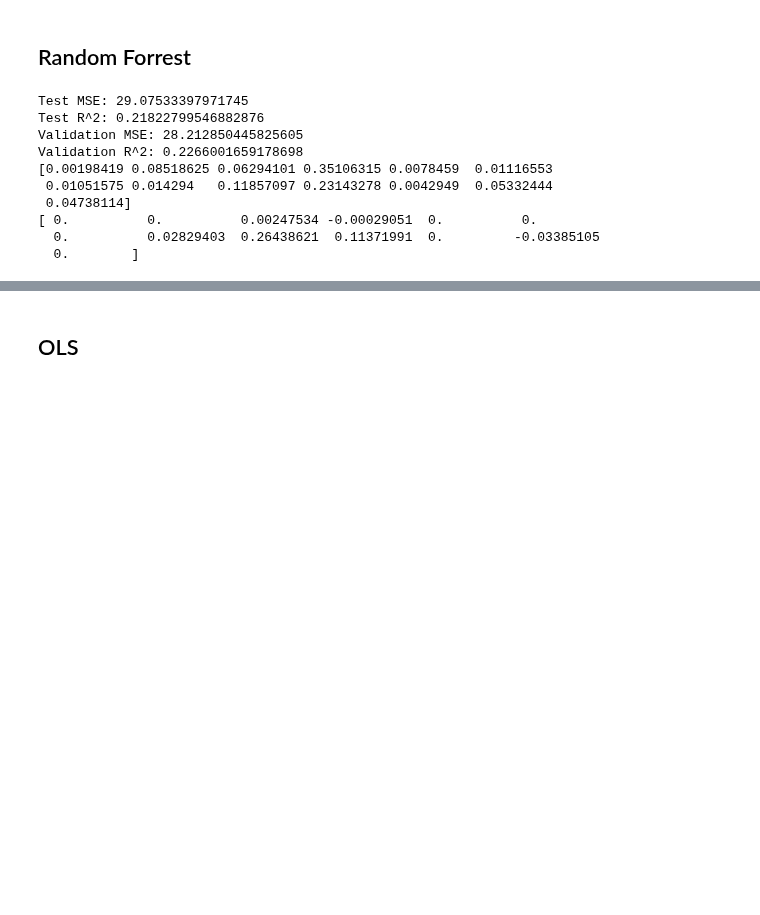
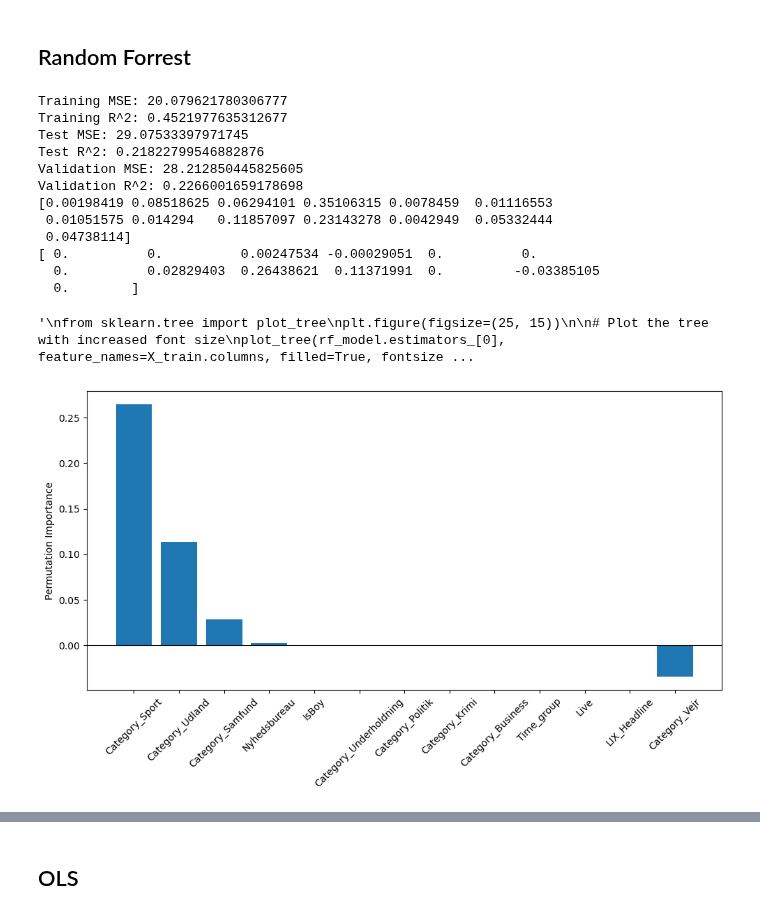
Before and after one commit to Gr-Elena/isds2023_group31, a Jupyter notebook: codes/modeling/Model_Ny_Ny_Ny_Ny.ipynb, the cells around one changed output, grey strips where cells are left out. Cells and saved outputs as stored; diff of their text form; code cells hidden in the pictures; blank space fills up the shorter version.

```diff
--- a/codes/modeling/Model_Ny_Ny_Ny_Ny.ipynb
+++ b/codes/modeling/Model_Ny_Ny_Ny_Ny.ipynb
@@ -526,7 +421,15 @@ pipeline = Pipeline([
 pipeline.fit(X_train, y_train)
 
 # Predictions on the test set
+y_pred_RF_train = pipeline.predict(X_train)
 y_pred_RF_test = pipeline.predict(X_test)
+
+# Evaluation on the training set
+mse_RF_train = mean_squared_error(y_train, y_pred_RF_train)
+r2_RF_train = r2_score(y_train, y_pred_RF_train)
+
+print(f"Training MSE: {mse_RF_train}")
+print(f"Training R^2: {r2_RF_train}")
 
 # Evaluation on the test set
 mse_RF_test = mean_squared_error(y_test, y_pred_RF_test)
@@ -545,9 +448,28 @@ r2_RF_val = r2_score(y_val, y_pred_RF_val)
 print(f"Validation MSE: {mse_RF_val}")
 print(f"Validation R^2: {r2_RF_val}")
 
+rf_model = pipeline.named_steps['random_forest']  # Extract the trained random forest model from the pipeline
+perm_importance = permutation_importance(rf_model, X_test, y_test, n_repeats=30, random_state=123)
+sorted_idx = perm_importance.importances_mean.argsort()[::-1]
+
 print(rf_model.feature_importances_)
 print(perm_importance.importances_mean)
+
+"""
+from sklearn.tree import plot_tree
+plt.figure(figsize=(25, 15))
+
+# Plot the tree with increased font size
+plot_tree(rf_model.estimators_[0], feature_names=X_train.columns, filled=True, fontsize=10)
+
+plt.savefig("tree_plot.png", dpi=600, bbox_inches='tight')
+
+# Show the plot
+plt.show()
+"""
 # %% [output]
+Training MSE: 20.079621780306777
+Training R^2: 0.4521977635312677
 Test MSE: 29.07533397971745
 Test R^2: 0.21822799546882876
 Validation MSE: 28.212850445825605
@@ -558,22 +480,20 @@ Validation R^2: 0.2266001659178698
 [ 0.          0.          0.00247534 -0.00029051  0.          0.
   0.          0.02829403  0.26438621  0.11371991  0.         -0.03385105
   0.        ]
+'\nfrom sklearn.tree import plot_tree\nplt.figure(figsize=(25, 15))\n\n# Plot the tree with increased font size\nplot_tree(rf_model.estimators_[0], feature_names=X_train.columns, filled=True, fontsize ...
 # %%
-# Calculate Permutation Importance
-rf_model = pipeline.named_steps['random_forest']  # Extract the trained random forest model from the pipeline
-perm_importance = permutation_importance(rf_model, X_test, y_test, n_repeats=30, random_state=123)
-sorted_idx = perm_importance.importances_mean.argsort()[::-1]
-
-# Plot Permutation Importance
 plt.figure(figsize=(10, 6))
 plt.bar(range(X_train.shape[1]), perm_importance.importances_mean[sorted_idx])
 plt.xticks(range(X_train.shape[1]), X_train.columns[sorted_idx], rotation=45)
 plt.ylabel('Permutation Importance')
 
+# Add a horizontal line at y=0
+plt.axhline(0, color='black', linestyle='-', linewidth=0.8)  # Adjust color, linestyle, and linewidth as needed
+
 plt.tight_layout()
-#plt.show()
-
-# Optional saving of figure
 plt.savefig('Random Forrest perm_importance.png', dpi=300, bbox_inches='tight')
-plt.close()
+plt.show()
+#plt.close()
+# %% [output]
+[figure, added]
 # %%
```
Also changed, not shown: parts of 7 cells of this notebook.
